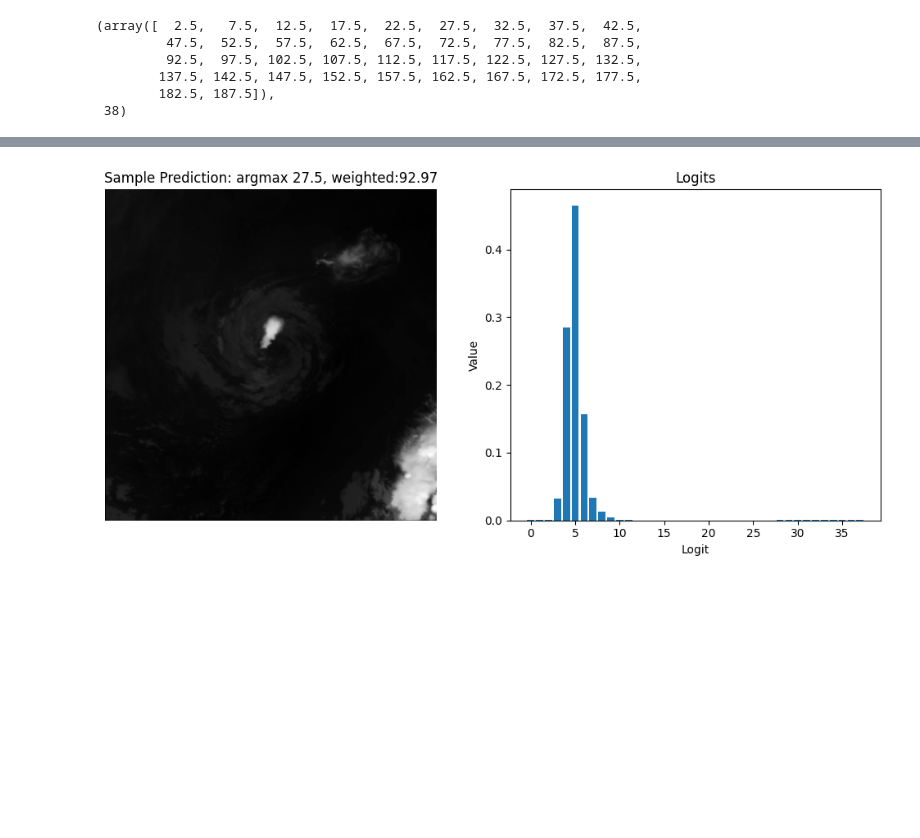
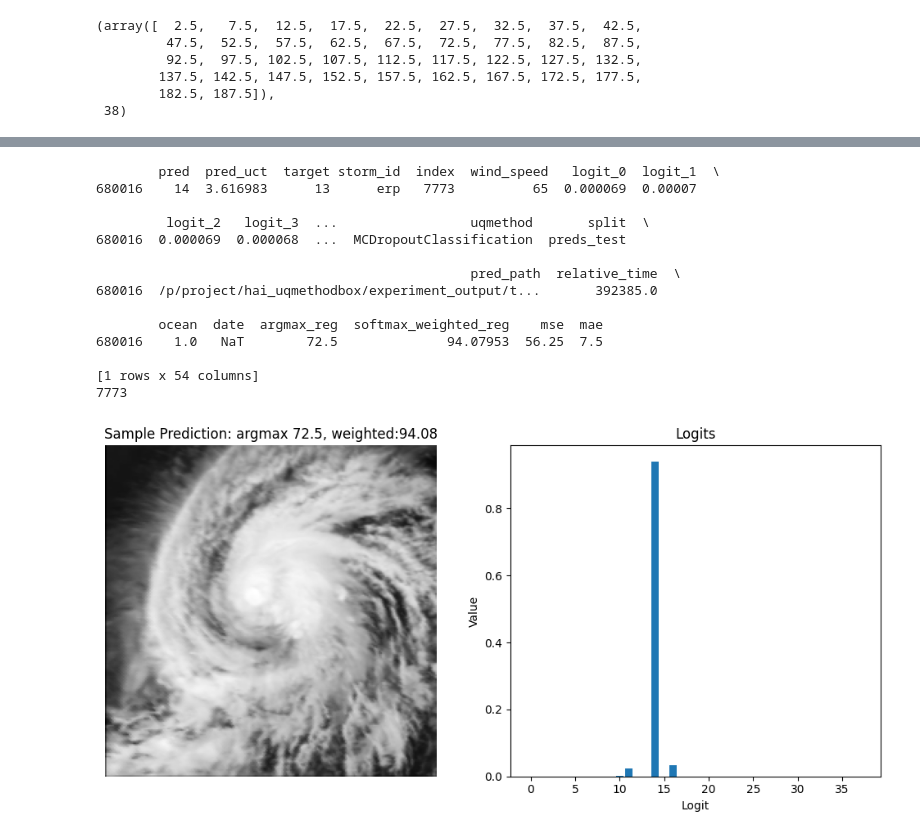
Before and after one commit to nilsleh/tropical_cyclone_uq, a Jupyter notebook: src/class_results_analysis.ipynb, the cells around one changed output, grey strips where cells are left out. Cells and saved outputs as stored; diff of their text form; code cells hidden in the pictures; blank space fills up the shorter version.

```diff
--- a/src/class_results_analysis.ipynb
+++ b/src/class_results_analysis.ipynb
@@ -247,6 +268,20 @@ bin_intervals, len(bin_intervals)
  38)
 # %%
 import pandas as pd
+
+from scipy.stats import norm
+from scipy.optimize import curve_fit
+from tqdm import trange, tqdm
+from joblib import Parallel, delayed
+
+# Define a function to fit a Gaussian
+def fit_gaussian(x, mean, std_dev):
+    return norm.pdf(x, mean, std_dev)
+
+def fit_gaussian_to_row(row, bin_midpoints):
+    p0 = [np.mean(row), np.std(row)]
+    popt, _ = curve_fit(fit_gaussian, bin_midpoints, row, p0=p0, maxfev=2000)
+    return popt
 
 def process_overview_df(overview_df):
     overview_df["split"] = overview_df["pred_path"].str.split(os.sep, expand=True)[7]
@@ -264,6 +299,8 @@ def process_overview_df(overview_df):
         all_test_pred_df.append(pred_df)
 
     all_test_pred_df = pd.concat(all_test_pred_df, ignore_index=True)
+
+    # all_test_pred_df = all_test_pred_df[(all_test_pred_df["uqmethod"] == "DKLClassification") & (all_test_pred_df["split"] == "preds_test")]
 
     # date
     pattern = r"(\d{2}-\d{2}-\d{4}_\d{2}-\d{2}-\d{6})"
@@ -295,11 +332,20 @@ def process_overview_df(overview_df):
 
     # Compute bin intervals
     bin_intervals = np.diff(WIND_SPEED_BINS) / 2
-    bin_intervals = (np.append(bin_intervals, bin_intervals[-1])) + WIND_SPEED_BINS
+    bin_midpoints = (np.append(bin_intervals, bin_intervals[-1])) + WIND_SPEED_BINS
 
     # Compute weighted average of the softmax over the logits
-    all_test_pred_df['softmax_weighted_reg'] = np.sum(softmax_values * bin_intervals, axis=1)
+    all_test_pred_df['softmax_weighted_reg'] = np.sum(softmax_values * bin_midpoints, axis=1)
 
+    logits = all_test_pred_df[logit_cols].values
+
+    # Fit a Gaussian to the softmax logits
+    gaussian_params = Parallel(n_jobs=12)(delayed(fit_gaussian_to_row)(row, np.arange(len(logit_cols))) for row in tqdm(logits, desc="Fitting Gaussians"))
+    # Convert the list of tuples into a DataFrame
+    gaussian_params_df = pd.DataFrame(gaussian_params, columns=['gaussian_mean', 'gaussian_std'])
+
+    # Assign the columns of the DataFrame to new columns in all_test_pred_df
+    all_test_pred_df[['gaussian_mean', 'gaussian_std']] = gaussian_params_df
 
     all_test_pred_df = all_test_pred_df.reset_index(drop=True)
 
@@ -323,0 +404,9 @@ all_test_pred_df
+# %%
+with pd.option_context("display.max_colwidth", None):
+    df = all_test_pred_df[(all_test_pred_df["uqmethod"] == "DKLClassification") & (all_test_pred_df["split"] == "preds_val")]
+    display(
+        df
+    )
+    fig, ax = plt.subplots(1)
+    ax.hist(df["pred"], bins=20, label="target")
+    plt.show()
@@ -354,34 +468,49 @@ def plot_method(all_test_pred_df, method: str, data_split: str):
         print(f"No data for method: {method}")
         return
 
     # Select a random row (sample) from the dataframe
     sample = df_method.sample(1)
 
     # Extract logit columns (columns that start with 'logt_')
     logit_cols = [col for col in df_method.columns if col.startswith('logit_')]
     logits = sample[logit_cols].values[0]
 
     # Create a figure with two subplots: one for the prediction, one for the logits
     fig, axs = plt.subplots(1, 2, figsize=(10, 5))
-
-    img = DS_DICT[data_split][sample["index"].iloc[0]]["input"]
+    print(sample)
+    print(sample["index"].iloc[0])
+    img = DS_DICT[data_split][int(sample["index"].iloc[0])]["input"]
     # Plot prediction
     axs[0].imshow(img[0,...], cmap="gray")
     axs[0].set_title(f'Sample Prediction: argmax {sample["argmax_reg"].iloc[0]}, weighted:{sample["softmax_weighted_reg"].iloc[0]:.2f}')
     axs[0].set_xlabel('Index')
     axs[0].axis("off")
     axs[0].set_ylabel('Prediction')
 
     # Plot logits
     axs[1].bar(range(len(logit_cols)), logits)
     axs[1].set_title('Logits')
     axs[1].set_xlabel('Logit')
     axs[1].set_ylabel('Value')
 
     # Display the plot
     plt.tight_layout()
     plt.show()
 
-plot_method(all_test_pred_df, "DKLClassification", DS_SPLIT)
+plot_method(all_test_pred_df, "MCDropoutClassification", DS_SPLIT)
 # %% [output]
+        pred  pred_uct  target storm_id  index  wind_speed   logit_0  logit_1  \
+680016    14  3.616983      13      erp   7773          65  0.000069  0.00007
+
+         logit_2   logit_3  ...                 uqmethod       split  \
+680016  0.000069  0.000068  ...  MCDropoutClassification  preds_test
+
+                                                pred_path  relative_time  \
+680016  /p/project/hai_uqmethodbox/experiment_output/t...       392385.0
+
+        ocean  date  argmax_reg  softmax_weighted_reg    mse  mae
+680016    1.0   NaT        72.5              94.07953  56.25  7.5
+
+[1 rows x 54 columns]
+7773
-[figure, old version]
+[figure, new version]
```
Also changed, not shown: parts of 8 cells of this notebook, 2 other files.
